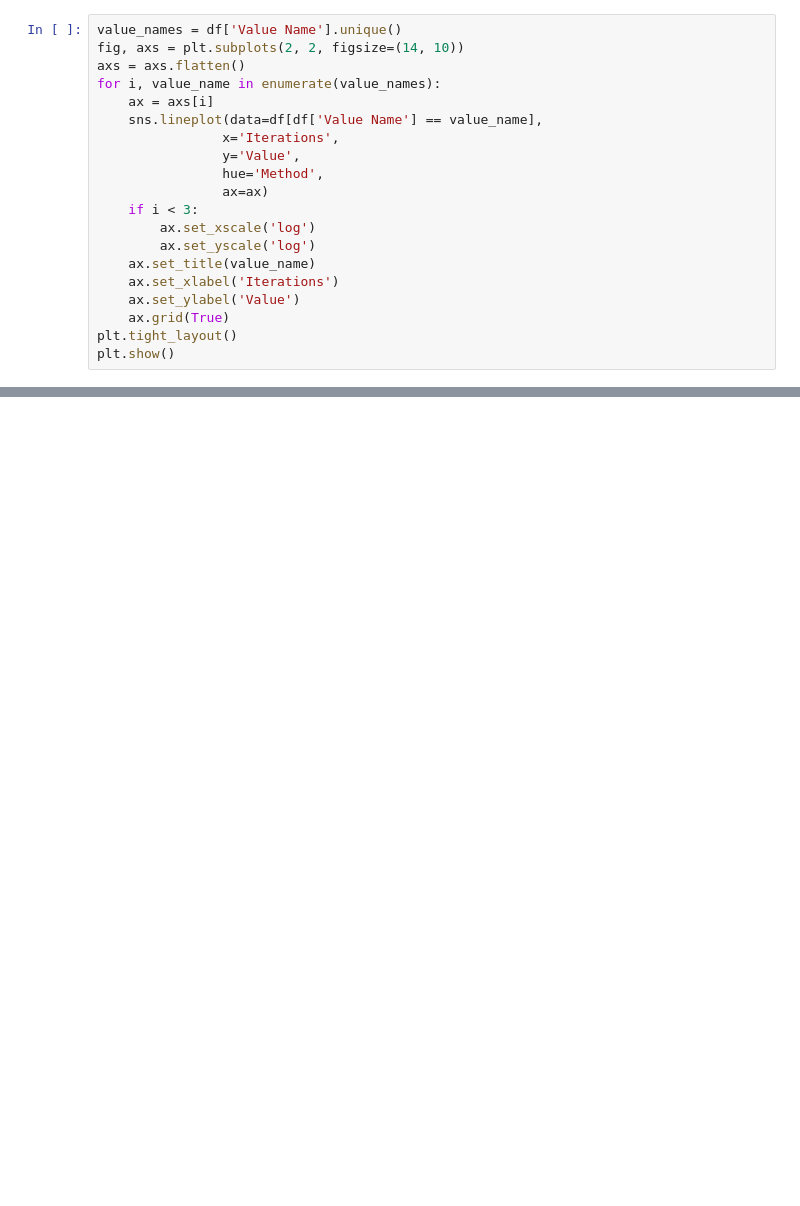
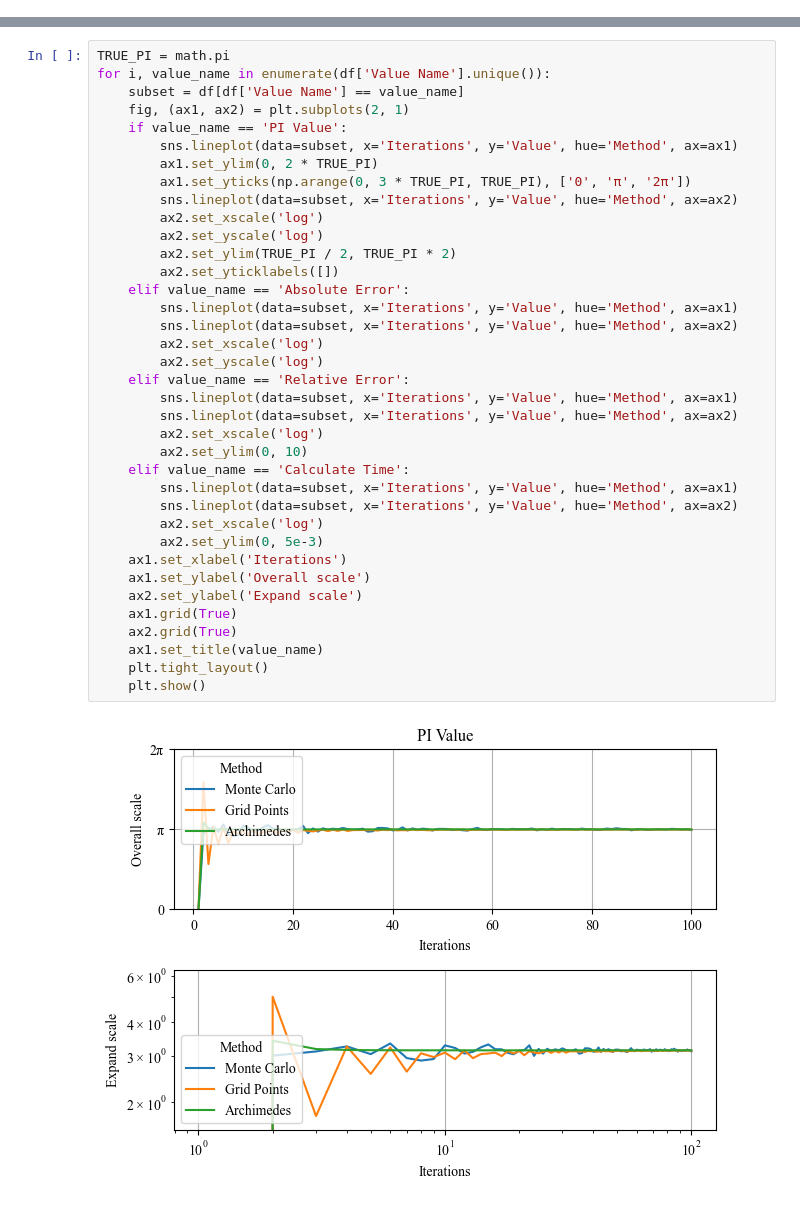
Before and after one commit to hatakeke/Data-Science---Basic, a Jupyter notebook: 第14回/第14回.ipynb, the cells around one changed output, grey strips where cells are left out. Drawn from its saved outputs; the diff is of its cells as text; blank space fills up the shorter version.

```diff
--- a/第14回/第14回.ipynb
+++ b/第14回/第14回.ipynb
@@ -279,20 +295,0 @@ KeyboardInterrupt:
-# %%
-value_names = df['Value Name'].unique()
-fig, axs = plt.subplots(2, 2, figsize=(14, 10))
-axs = axs.flatten()
-for i, value_name in enumerate(value_names):
-    ax = axs[i]
-    sns.lineplot(data=df[df['Value Name'] == value_name],
-                x='Iterations',
-                y='Value',
-                hue='Method',
-                ax=ax)
-    if i < 3:
-        ax.set_xscale('log')
-        ax.set_yscale('log')
-    ax.set_title(value_name)
-    ax.set_xlabel('Iterations')
-    ax.set_ylabel('Value')
-    ax.grid(True)
-plt.tight_layout()
-plt.show()
@@ -313,0 +303,39 @@ plt.show()
+# %%
+TRUE_PI = math.pi
+for i, value_name in enumerate(df['Value Name'].unique()):
+    subset = df[df['Value Name'] == value_name]
+    fig, (ax1, ax2) = plt.subplots(2, 1)
+    if value_name == 'PI Value':
+        sns.lineplot(data=subset, x='Iterations', y='Value', hue='Method', ax=ax1)
+        ax1.set_ylim(0, 2 * TRUE_PI)
+        ax1.set_yticks(np.arange(0, 3 * TRUE_PI, TRUE_PI), ['0', 'π', '2π'])
+        sns.lineplot(data=subset, x='Iterations', y='Value', hue='Method', ax=ax2)
+        ax2.set_xscale('log')
+        ax2.set_yscale('log')
+        ax2.set_ylim(TRUE_PI / 2, TRUE_PI * 2)
+        ax2.set_yticklabels([])
+    elif value_name == 'Absolute Error':
+        sns.lineplot(data=subset, x='Iterations', y='Value', hue='Method', ax=ax1)
+        sns.lineplot(data=subset, x='Iterations', y='Value', hue='Method', ax=ax2)
+        ax2.set_xscale('log')
+        ax2.set_yscale('log')
+    elif value_name == 'Relative Error':
+        sns.lineplot(data=subset, x='Iterations', y='Value', hue='Method', ax=ax1)
+        sns.lineplot(data=subset, x='Iterations', y='Value', hue='Method', ax=ax2)
+        ax2.set_xscale('log')
+        ax2.set_ylim(0, 10)
+    elif value_name == 'Calculate Time':
+        sns.lineplot(data=subset, x='Iterations', y='Value', hue='Method', ax=ax1)
+        sns.lineplot(data=subset, x='Iterations', y='Value', hue='Method', ax=ax2)
+        ax2.set_xscale('log')
+        ax2.set_ylim(0, 5e-3)
+    ax1.set_xlabel('Iterations')
+    ax1.set_ylabel('Overall scale')
+    ax2.set_ylabel('Expand scale')
+    ax1.grid(True)
+    ax2.grid(True)
+    ax1.set_title(value_name)
+    plt.tight_layout()
+    plt.show()
+# %% [output]
+[figure, added]
```
Also changed, not shown: parts of 21 cells of this notebook.
